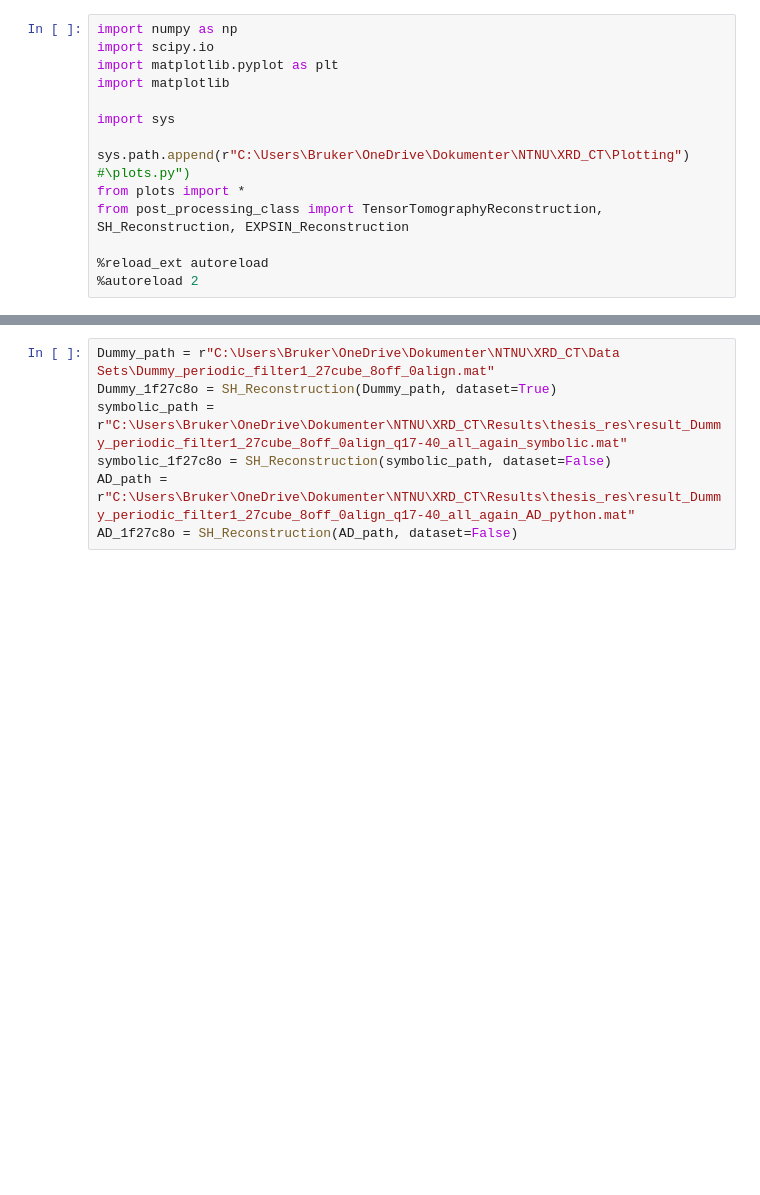
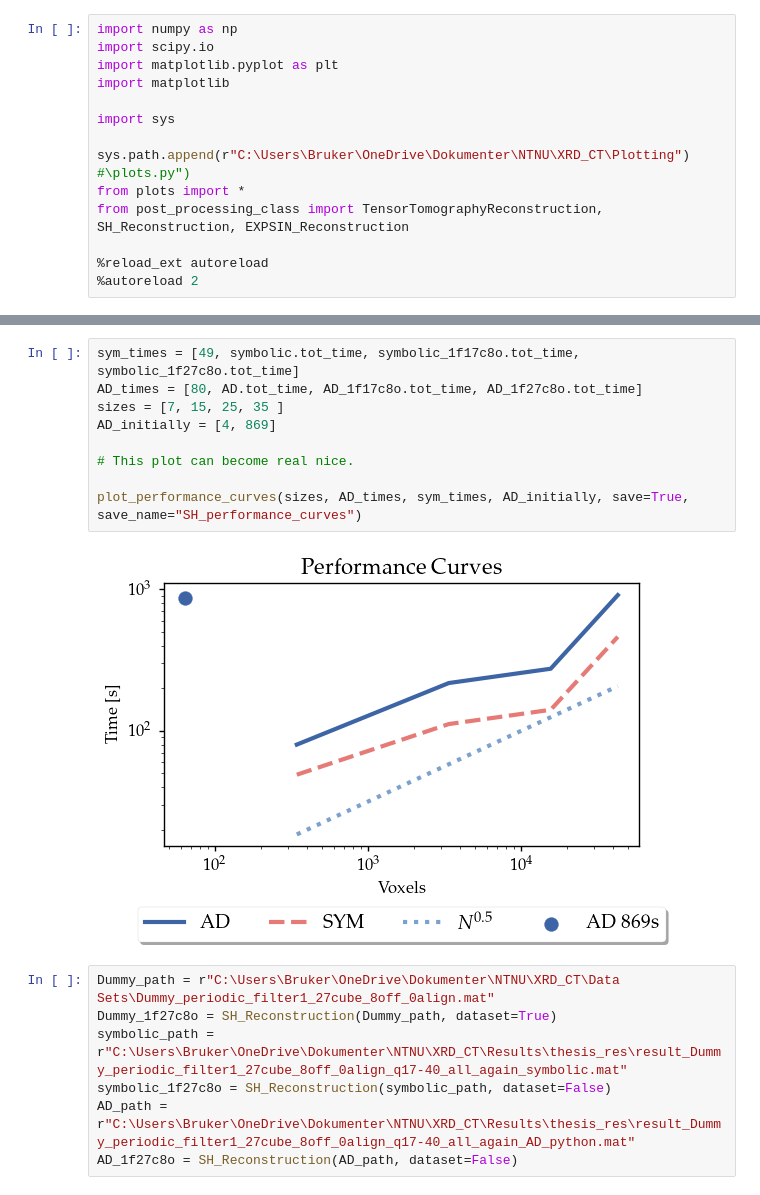
Before and after one commit to RubenDragland/XRD_CT, a Jupyter notebook: Results/data_analysis.ipynb, the cells around one changed output, grey strips where cells are left out. Drawn from its saved outputs; the diff is of its cells as text; blank space fills up the shorter version.

```diff
--- a/Results/data_analysis.ipynb
+++ b/Results/data_analysis.ipynb
@@ -147,3 +29,14 @@ plot_SH_aligned_distribution(
+# %%
+sym_times = [49, symbolic.tot_time, symbolic_1f17c8o.tot_time, symbolic_1f27c8o.tot_time]
+AD_times = [80, AD.tot_time, AD_1f17c8o.tot_time, AD_1f27c8o.tot_time]
+sizes = [7, 15, 25, 35 ]
+AD_initially = [4, 869]
+
+# This plot can become real nice.
+
+plot_performance_curves(sizes, AD_times, sym_times, AD_initially, save=True, save_name="SH_performance_curves")
+# %% [output]
+[figure, added]
 # %%
 Dummy_path = r"C:\Users\Bruker\OneDrive\Dokumenter\NTNU\XRD_CT\Data Sets\Dummy_periodic_filter1_27cube_8off_0align.mat"
 Dummy_1f27c8o = SH_Reconstruction(Dummy_path, dataset=True)
```
Also changed, not shown: parts of 19 cells of this notebook, 4 other files.
